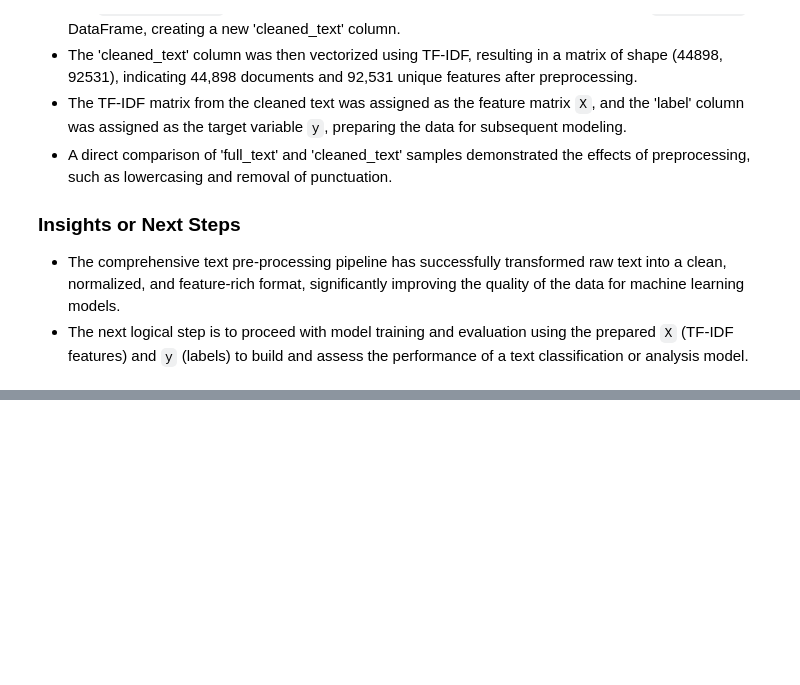
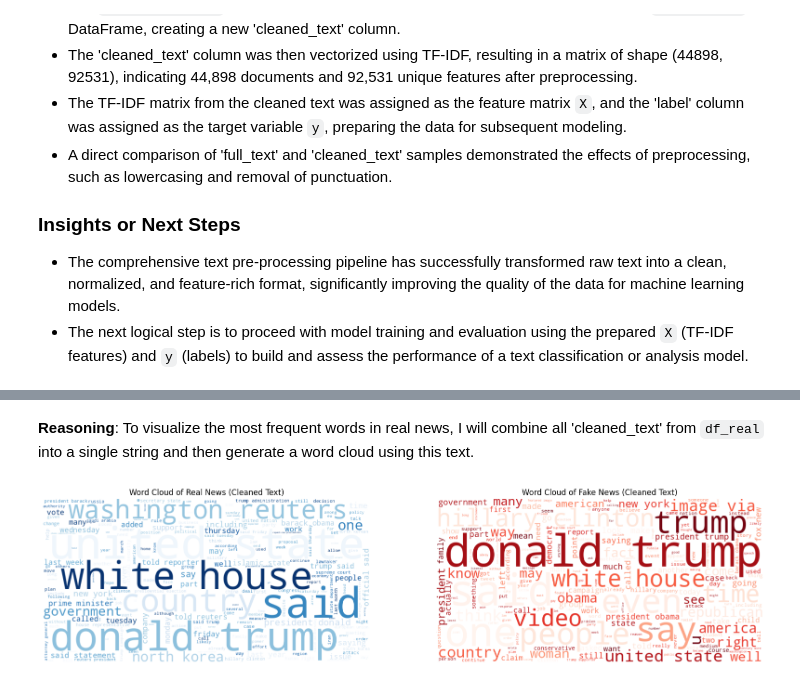
Before and after one commit to ajmainrahman/Supervised-Machine-Learning-ProblemTypes-Tasks-UseCases, a Jupyter notebook: Real_vs_Fake_News_Classification.ipynb, the cells around one changed output, grey strips where cells are left out. Saved outputs shown, nothing was run; the diff lists cells and outputs as text; code cells hidden in the pictures; blank space fills up the shorter version.

```diff
--- a/Real_vs_Fake_News_Classification.ipynb
+++ b/Real_vs_Fake_News_Classification.ipynb
@@ -479,0 +614,9 @@ These techniques offer several potential benefits for the model:
+# %%
+df_real = df_combined[df_combined['label'] == 'real']
+df_fake = df_combined[df_combined['label'] == 'fake']
+
+print("First 5 rows of df_real:")
+display(df_real.head())
+
+print("First 5 rows of df_fake:")
+display(df_fake.head())
@@ -479,0 +638,35 @@ These techniques offer several potential benefits for the model:
+# %% [markdown]
+**Reasoning**:
+To visualize the most frequent words in real news, I will combine all 'cleaned_text' from `df_real` into a single string and then generate a word cloud using this text.
+# %%
+from wordcloud import WordCloud
+import matplotlib.pyplot as plt
+
+# Combine all cleaned text from df_real into a single string
+all_cleaned_real_text = ' '.join(df_real['cleaned_text'])
+
+# Generate word cloud for real news
+wordcloud_real = WordCloud(width=800, height=400, background_color='white', colormap='Blues').generate(all_cleaned_real_text)
+
+# Combine all cleaned text from df_fake into a single string
+all_cleaned_fake_text = ' '.join(df_fake['cleaned_text'])
+
+# Generate word cloud for fake news
+wordcloud_fake = WordCloud(width=800, height=400, background_color='white', colormap='Reds').generate(all_cleaned_fake_text)
+
+# Display the generated images side-by-side:
+plt.figure(figsize=(20, 8))
+
+plt.subplot(1, 2, 1)
+plt.imshow(wordcloud_real, interpolation='bilinear')
+plt.axis('off')
+plt.title('Word Cloud of Real News (Cleaned Text)')
+
+plt.subplot(1, 2, 2)
+plt.imshow(wordcloud_fake, interpolation='bilinear')
+plt.axis('off')
+plt.title('Word Cloud of Fake News (Cleaned Text)')
+
+plt.show()
+# %% [output]
+[figure, added]
```
Also changed, not shown: parts of 70 cells of this notebook.
